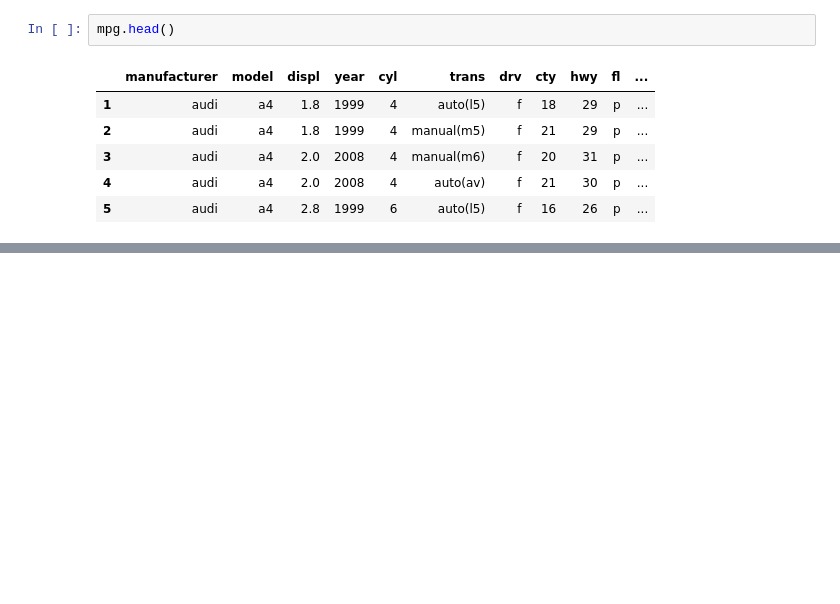
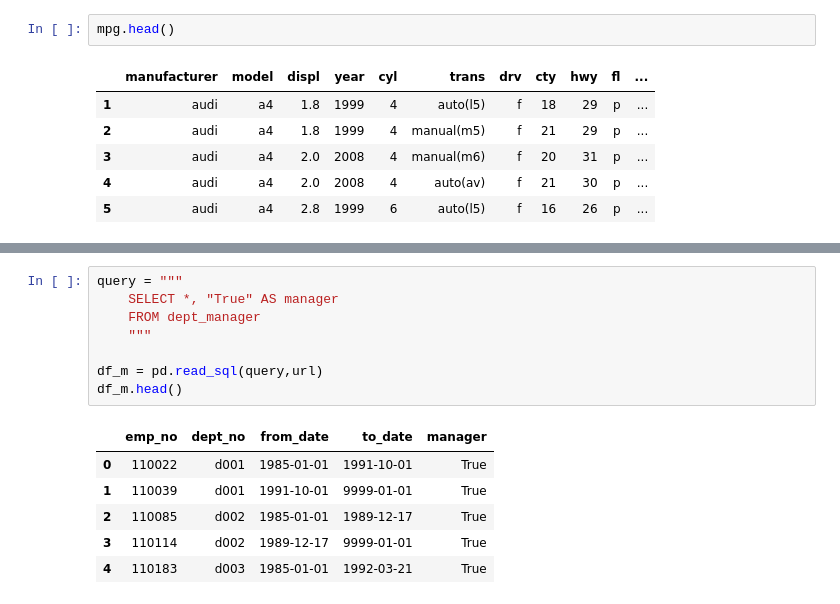
Before and after one commit to misty-garcia/statistics-exercises, a Jupyter notebook: hypothesis_testing.ipynb, the cells around one changed output, grey strips where cells are left out. Cells and saved outputs as stored; diff of their text form; blank space fills up the shorter version.

```diff
--- a/hypothesis_testing.ipynb
+++ b/hypothesis_testing.ipynb
@@ -436,0 +454,15 @@ sales_prop.Sales, sales_prop.Marketing
+# %%
+query = """
+    SELECT *, "True" AS manager
+    FROM dept_manager
+    """
+
+df_m = pd.read_sql(query,url)
+df_m.head()
+# %% [output]
+|  | emp_no | dept_no | from_date | to_date | manager |
+| 0 | 110022 | d001 | 1985-01-01 | 1991-10-01 | True |
+| 1 | 110039 | d001 | 1991-10-01 | 9999-01-01 | True |
+| 2 | 110085 | d002 | 1985-01-01 | 1989-12-17 | True |
+| 3 | 110114 | d002 | 1989-12-17 | 9999-01-01 | True |
+| 4 | 110183 | d003 | 1985-01-01 | 1992-03-21 | True |
```
Also changed, not shown: parts of 30 cells of this notebook.
